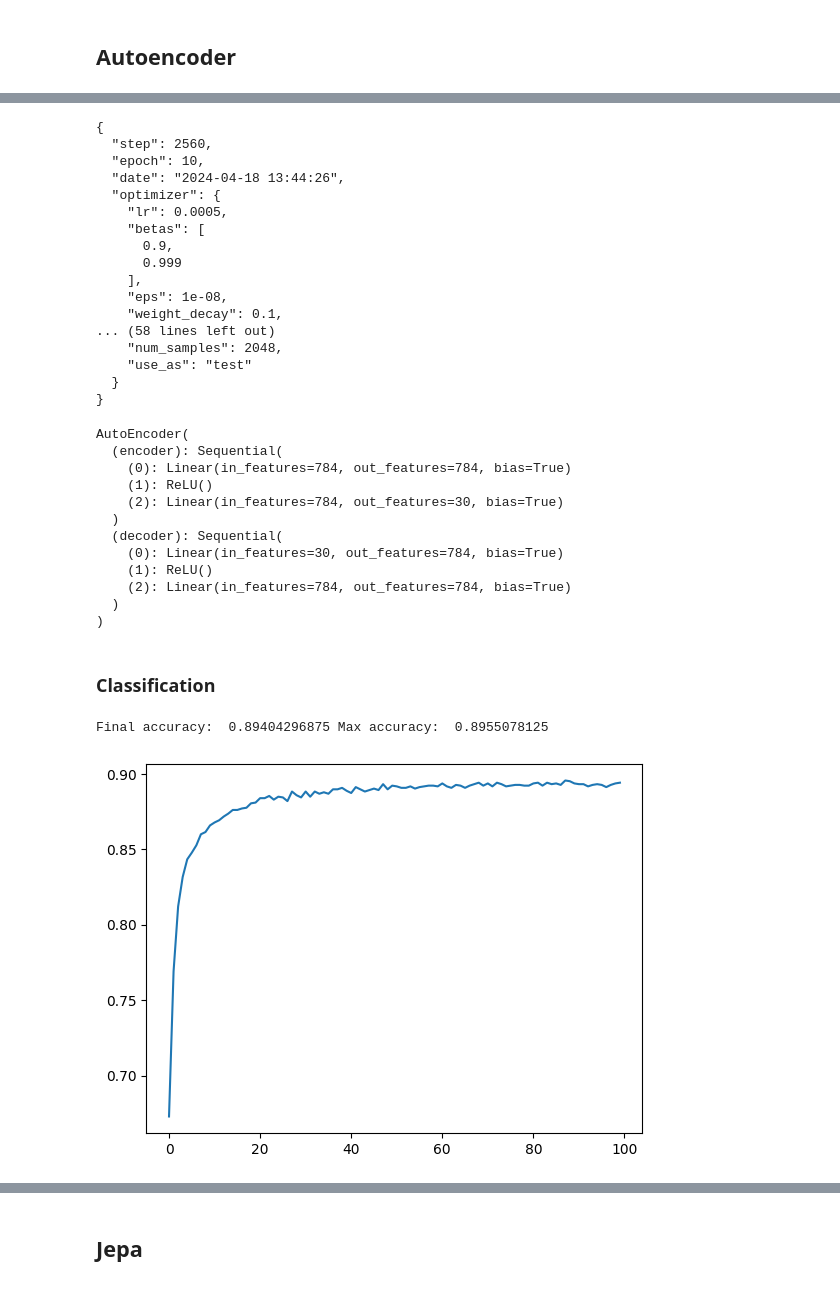
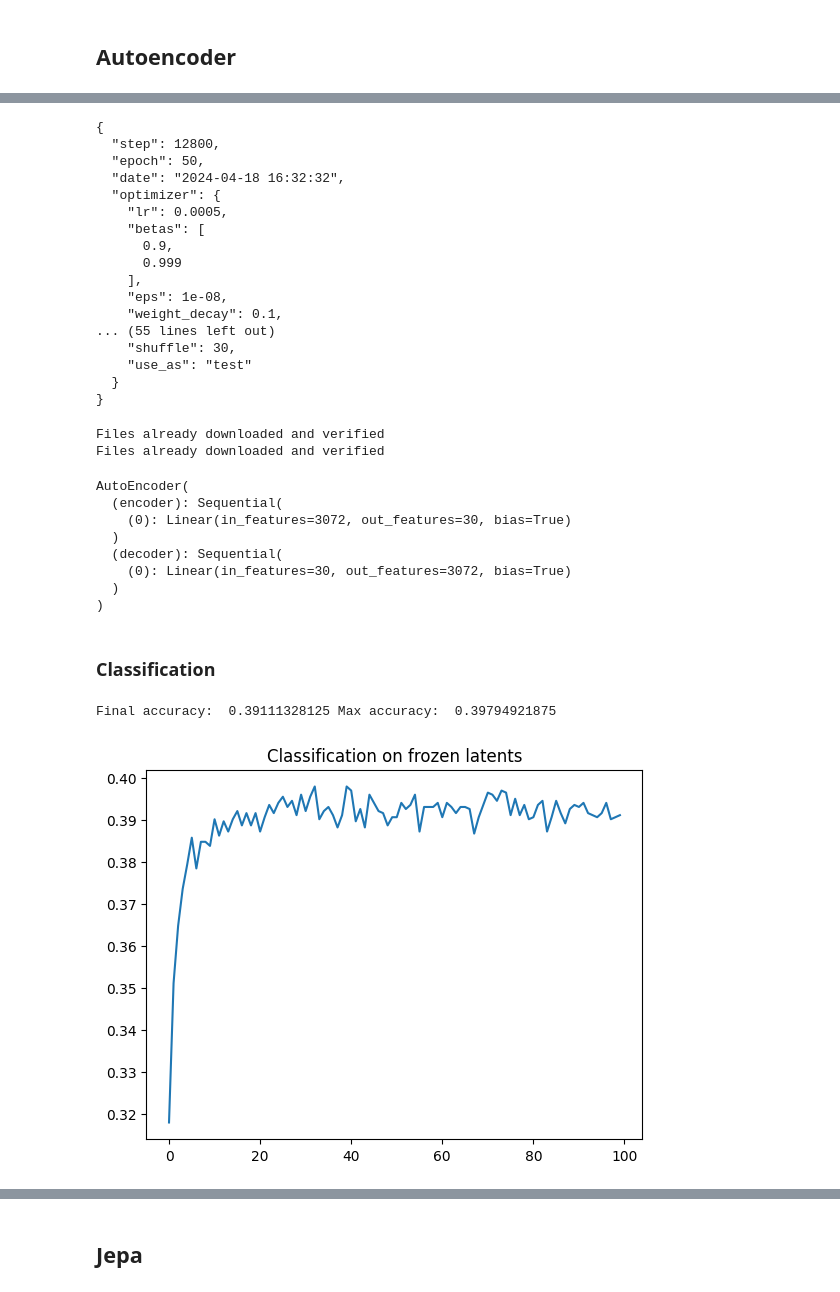
Before and after one commit to MattiaSC01/JEPA, a Jupyter notebook: notebooks/load_pretrained.ipynb, the cells around one changed output, grey strips where cells are left out. Saved outputs shown, nothing was run; the diff lists cells and outputs as text; code cells hidden in the pictures.

Commit message:
fix: load_cifar

```diff
--- a/notebooks/load_pretrained.ipynb
+++ b/notebooks/load_pretrained.ipynb
@@ -23,12 +23,12 @@ Using device:  cpu
 # %%
-chkpt_dir = "../checkpoints/AutoEncoder/mnist-train"
+chkpt_dir = "../checkpoints/AutoEncoder/cifar10-train"
 model, chkpt_metadata = AutoEncoder.from_pretrained(chkpt_dir, device)
 print(json.dumps(chkpt_metadata, indent=2))
 # %% [output]
 {
-  "step": 2560,
-  "epoch": 10,
-  "date": "2024-04-18 13:44:26",
+  "step": 12800,
+  "epoch": 50,
+  "date": "2024-04-18 16:32:32",
   "optimizer": {
     "lr": 0.0005,
     "betas": [
@@ -37,8 +37,8 @@ print(json.dumps(chkpt_metadata, indent=2))
     ],
     "eps": 1e-08,
     "weight_decay": 0.1,
-... (58 lines left out)
-    "num_samples": 2048,
+... (55 lines left out)
+    "shuffle": 30,
     "use_as": "test"
   }
 }
@@ -67,19 +67,18 @@ test_dataset, test_metadata = load_dataset(train=False, log_to_wandb=False,
     project=wandb_project, root=root, jepa=False, shuffle=seed, num_samples=test_size)
 train_loader = DataLoader(train_dataset, batch_size=batch_size)
 test_loader = DataLoader(test_dataset, batch_size=test_size)  # be mindful of the batch size
+# %% [output]
+Files already downloaded and verified
+Files already downloaded and verified
 # %%
 model
 # %% [output]
 AutoEncoder(
   (encoder): Sequential(
-    (0): Linear(in_features=784, out_features=784, bias=True)
-    (1): ReLU()
-    (2): Linear(in_features=784, out_features=30, bias=True)
+    (0): Linear(in_features=3072, out_features=30, bias=True)
   )
   (decoder): Sequential(
-    (0): Linear(in_features=30, out_features=784, bias=True)
-    (1): ReLU()
-    (2): Linear(in_features=784, out_features=784, bias=True)
+    (0): Linear(in_features=30, out_features=3072, bias=True)
   )
 )
 # %% [markdown]
@@ -97,18 +96,19 @@ num_classes = len(train_latents_dataset.labels.unique())
 # %%
 latent_dim = next(iter(train_latents_dl))['x'].shape[1]
 classifier = nn.Linear(latent_dim, num_classes)
 optimizer = torch.optim.AdamW(classifier.parameters(), lr=1e-3, weight_decay=1e-3)
 criterion = nn.CrossEntropyLoss()
 
 accs = train_classifier(classifier, train_latents_dl, test_latents_dl, criterion=criterion,
                         optimizer=optimizer, epochs=100, device=device)
 
 plt.plot(accs)
+plt.title("Classification on frozen latents")
 print("Final accuracy: ", accs[-1], "Max accuracy: ", max(accs))
 plt.show()
 # %% [output]
-Final accuracy:  0.89404296875 Max accuracy:  0.8955078125
+Final accuracy:  0.39111328125 Max accuracy:  0.39794921875
-[figure, old version]
+[figure, new version]
 # %%
 input_dim = next(iter(train_loader))['x'].shape[1]
 classifier = nn.Linear(input_dim, num_classes).to(device)
```
Also changed, not shown: parts of 16 cells of this notebook, 3 other files.
